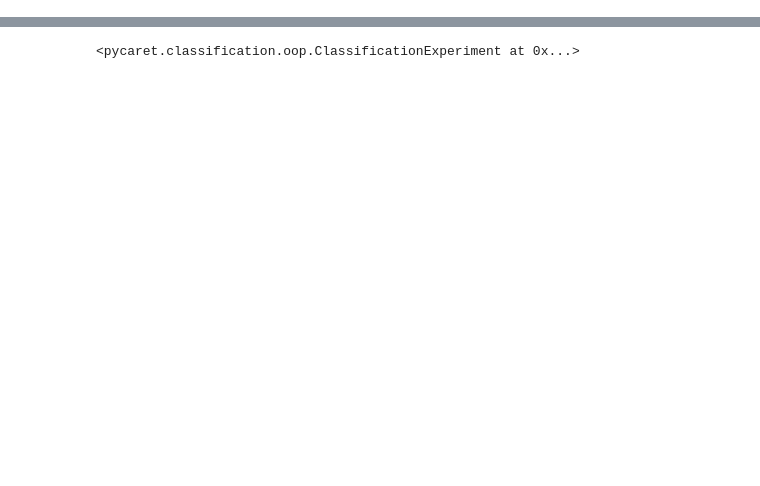
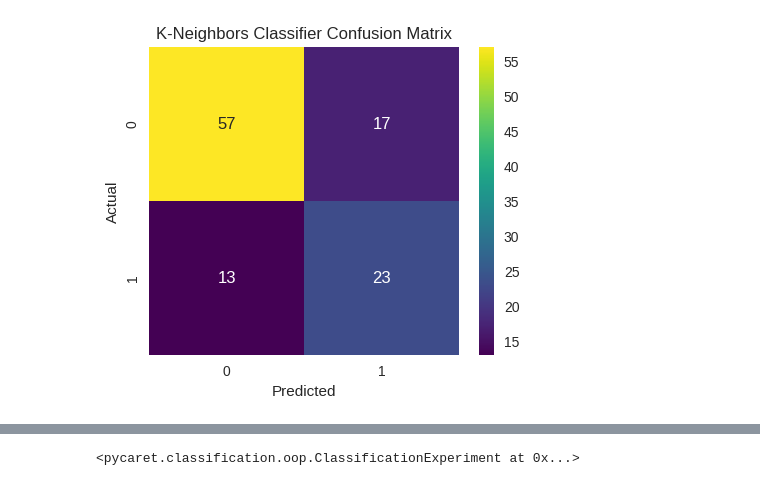
Before and after one commit to NahulRahman/Transportation_Survey, a Jupyter notebook: 550_sazia_apu.ipynb, the cells around one changed output, grey strips where cells are left out. Drawn from its saved outputs; the diff is of its cells as text; code cells hidden in the pictures; blank space fills up the shorter version.

```diff
--- a/550_sazia_apu.ipynb
+++ b/550_sazia_apu.ipynb
@@ -0,0 +194,82 @@
+# %%
+# Apply LabelEncoder to the 'sentiment' column
+df['sentiment'] = df['sentiment'].replace({
+    'Yes': 2,
+    'No': 1
+})
+# %%
+
+# Assuming 'df' is your DataFrame
+X = df[["road", "network", "cost", "sign",
+    "design", "smooth", "safety", "behavior", "speed", "weather",
+    "noise", "dust", "emergency", "rules", "jam", "security"]]
+
+# Adjusting target column to start from 0
+y = df["sentiment"] - 1  # Subtracting 1 to make classes start from 0
+#y = df["security"] #- 1  # Subtracting 1 to make classes start from 0
+
+# Train-Test Split
+X_train, X_test, y_train, y_test = train_test_split(X, y, test_size=0.2, random_state=42)
+
+# Define models
+models = {
+    "K-Neighbors Classifier": KNeighborsClassifier(n_neighbors=5),
+    "Linear SVM": SVC(kernel='linear', random_state=42),
+    "Non-Linear SVM (RBF Kernel)": SVC(kernel='rbf', random_state=42),
+    "Decision Tree Classifier": DecisionTreeClassifier(random_state=42),
+    "Random Forest Classifier": RandomForestClassifier(random_state=42),
+    "Gradient Boosting Classifier": GradientBoostingClassifier(random_state=42),
+    "XGBoost Classifier": XGBClassifier(random_state=42),
+    "Logistic Regression": LogisticRegression(random_state=42),
+    "AdaBoost Classifier": AdaBoostClassifier(random_state=42),
+    "CatBoost Classifier": CatBoostClassifier(random_state=42, verbose=False),
+    "LGBM Classifier": LGBMClassifier(random_state=42, verbose=-1)
+}
+
+# Results list to store accuracies
+results = []
+
+# Loop through models, fit, predict, and print results
+for name, model in models.items():
+    model.fit(X_train, y_train)
+    y_pred = model.predict(X_test)
+
+    # Calculate accuracy, F1 score, and confusion matrix
+    accuracy = accuracy_score(y_test, y_pred) * 100
+    f1 = f1_score(y_test, y_pred, average='weighted')
+    cm = confusion_matrix(y_test, y_pred)
+
+    # Append results
+    results.append({"Model": name, "Accuracy": round(accuracy, 4), "F1 Score": round(f1, 4)})
+
+    # Print accuracy and classification report
+    print(f"{name}'s Accuracy: {round(accuracy, 4)}%")
+    print(f"{name}'s F1 Score: {round(f1, 4)}")
+    print(classification_report(y_test, y_pred))
+
+    # Plot confusion matrix
+    plt.figure(figsize=(5, 4))
+    sns.heatmap(cm, annot=True, cmap="viridis", fmt="d")
+    plt.xlabel("Predicted")
+    plt.ylabel("Actual")
+    plt.title(f"{name} Confusion Matrix")
+    plt.show()
+    print("-" * 70, "\n")
+
+# Create a DataFrame to display the accuracy and F1 scores of all models
+results_df = pd.DataFrame(results)
+
+# Plot the accuracy of all models
+plt.figure(figsize=(10, 6))
+sns.barplot(x="Accuracy", y="Model", data=results_df, palette="viridis")
+plt.xlabel("Accuracy (%)")
+plt.title("Accuracy of Different Classification Models")
+plt.show()
+
+# Plot the F1 score of all models
+plt.figure(figsize=(10, 6))
+sns.barplot(x="F1 Score", y="Model", data=results_df, palette="magma")
+plt.xlabel("F1 Score")
+plt.title("F1 Score of Different Classification Models")
+plt.show()
+# %% [output]
@@ -0,0 +286 @@
+[figure, added]
```
Also changed, not shown: parts of 22 cells of this notebook.
